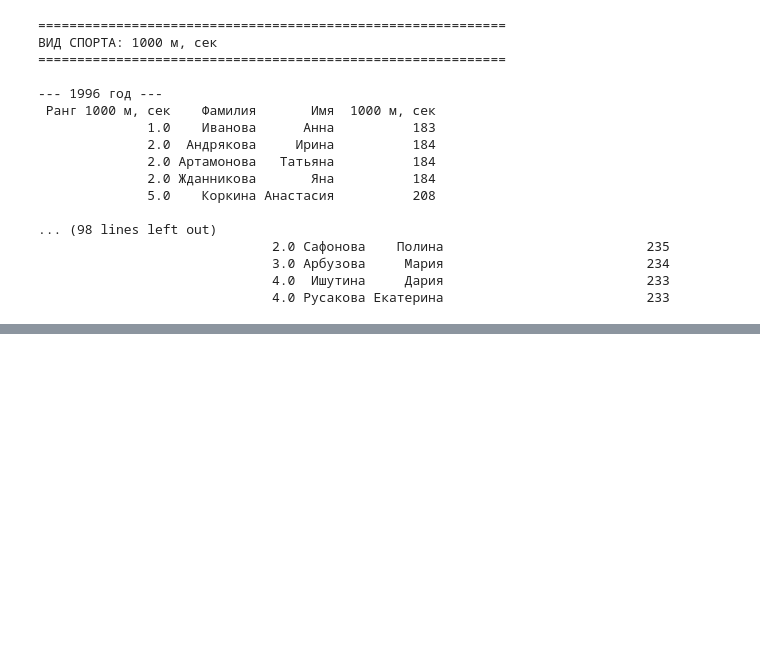
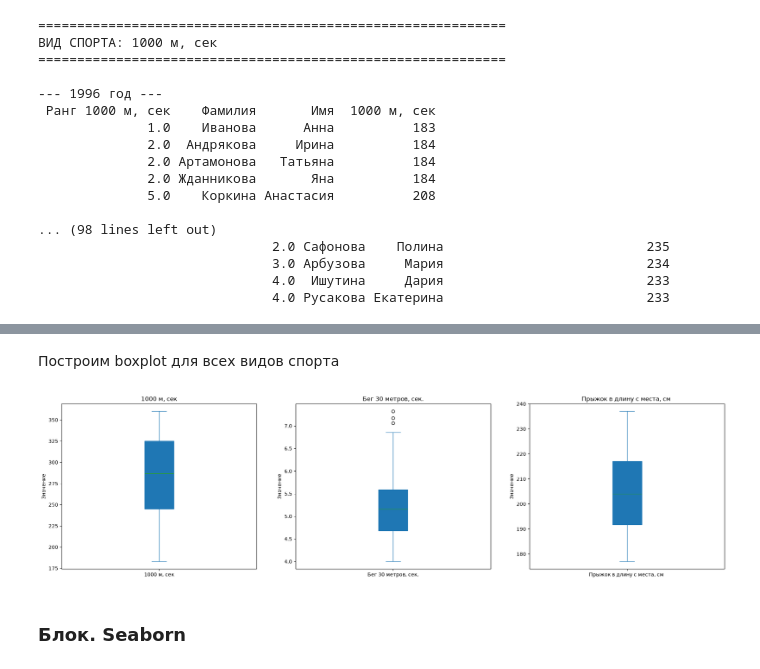
Before and after one commit to RuslanVdovinn/asu, a Jupyter notebook: python/lec7/exercise/ex7.ipynb, the cells around one changed output, grey strips where cells are left out. Cells and saved outputs as stored; diff of their text form; code cells hidden in the pictures; blank space fills up the shorter version.

```diff
--- a/python/lec7/exercise/ex7.ipynb
+++ b/python/lec7/exercise/ex7.ipynb
@@ -164,0 +197,18 @@ for sport, ascending in sports.items():
+# %% [markdown]
+Построим boxplot для всех видов спорта
+# %%
+sports = [
+    "1000 м, сек",
+    "Бег 30 метров, сек.",
+    "Прыжок в длину с места, см ",
+]
+fig, axes = plt.subplots(1, len(sports), figsize=(24, 6))
+
+for sport, ax in zip(sports, axes):
+    df.plot.box(y=sport, ax=ax, patch_artist=True)
+    ax.set_title(sport, fontsize=12)
+    ax.set_ylabel("Значение")
+# %% [output]
+[figure, added]
+# %% [markdown]
+### Блок. Seaborn
```
Also changed, not shown: parts of 8 cells of this notebook.
